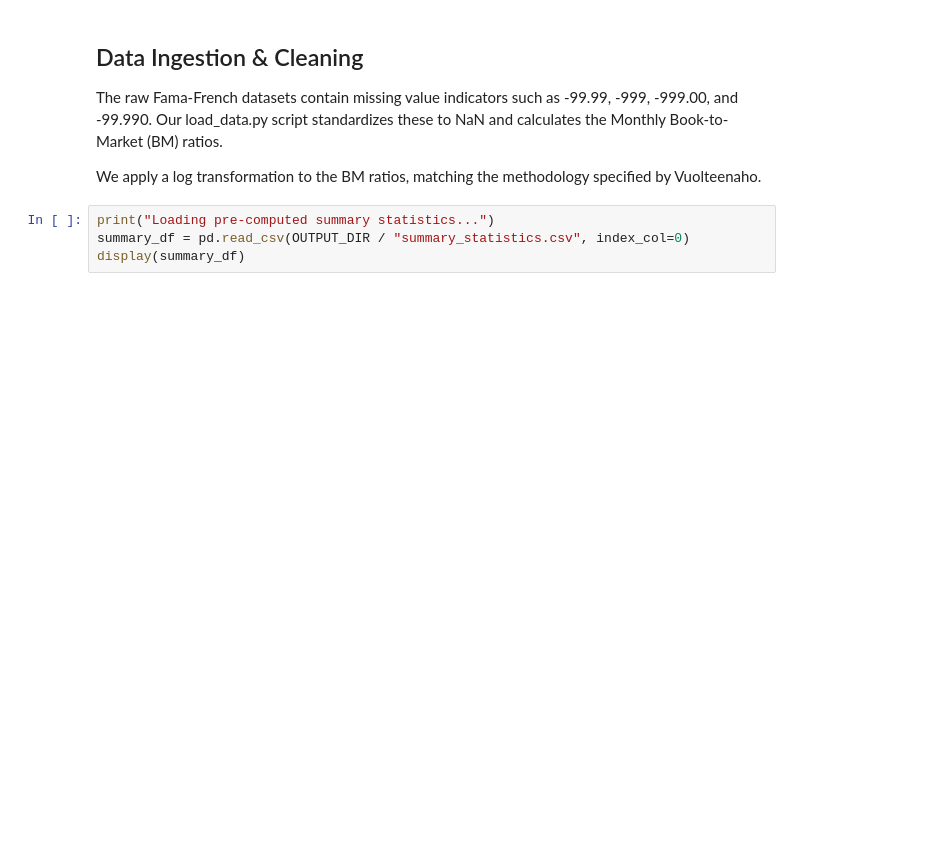
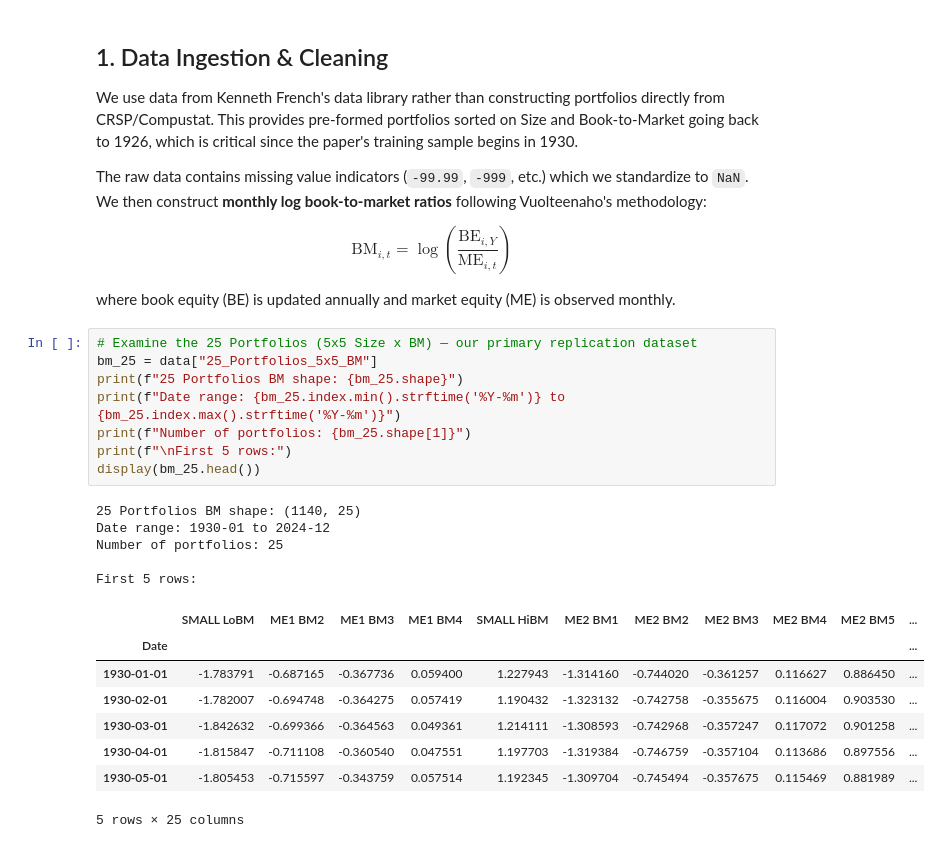
Before and after one commit to zaranip/p01_kelly_pruitt_2013, a Jupyter notebook: src/summary_statistics.ipynb, the cells around one changed output. Drawn from its saved outputs; the diff is of its cells as text; blank space fills up the shorter version.

```diff
--- a/src/summary_statistics.ipynb
+++ b/src/summary_statistics.ipynb
@@ -22,9 +37,32 @@ OUTPUT_DIR = Path(config("OUTPUT_DIR"))
 # %% [markdown]
-## Data Ingestion & Cleaning
-The raw Fama-French datasets contain missing value indicators such as -99.99, -999, -999.00, and -99.990. Our load_data.py script standardizes these to NaN and calculates the Monthly Book-to-Market (BM) ratios.
+## 1. Data Ingestion & Cleaning
 
-We apply a log transformation to the BM ratios, matching the methodology specified by Vuolteenaho.
+We use data from Kenneth French's data library rather than constructing portfolios directly from CRSP/Compustat. This provides pre-formed portfolios sorted on Size and Book-to-Market going back to 1926, which is critical since the paper's training sample begins in 1930.
+
+The raw data contains missing value indicators (`-99.99`, `-999`, etc.) which we standardize to `NaN`. We then construct **monthly log book-to-market ratios** following Vuolteenaho's methodology:
+
+$$\text{BM}_{i,t} = \log\left(\frac{\text{BE}_{i,Y}}{\text{ME}_{i,t}}\right)$$
+
+where book equity (BE) is updated annually and market equity (ME) is observed monthly.
 # %%
-print("Loading pre-computed summary statistics...")
-summary_df = pd.read_csv(OUTPUT_DIR / "summary_statistics.csv", index_col=0)
-display(summary_df)
+# Examine the 25 Portfolios (5x5 Size x BM) — our primary replication dataset
+bm_25 = data["25_Portfolios_5x5_BM"]
+print(f"25 Portfolios BM shape: {bm_25.shape}")
+print(f"Date range: {bm_25.index.min().strftime('%Y-%m')} to {bm_25.index.max().strftime('%Y-%m')}")
+print(f"Number of portfolios: {bm_25.shape[1]}")
+print(f"\nFirst 5 rows:")
+display(bm_25.head())
+# %% [output]
+25 Portfolios BM shape: (1140, 25)
+Date range: 1930-01 to 2024-12
+Number of portfolios: 25
+
+First 5 rows:
+|  | SMALL LoBM | ME1 BM2 | ME1 BM3 | ME1 BM4 | SMALL HiBM | ME2 BM1 | ME2 BM2 | ME2 BM3 | ME2 BM4 | ME2 BM5 | ... |
+| Date |  |  |  |  |  |  |  |  |  |  | ... |
+| 1930-01-01 | -1.783791 | -0.687165 | -0.367736 | 0.059400 | 1.227943 | -1.314160 | -0.744020 | -0.361257 | 0.116627 | 0.886450 | ... |
+| 1930-02-01 | -1.782007 | -0.694748 | -0.364275 | 0.057419 | 1.190432 | -1.323132 | -0.742758 | -0.355675 | 0.116004 | 0.903530 | ... |
+| 1930-03-01 | -1.842632 | -0.699366 | -0.364563 | 0.049361 | 1.214111 | -1.308593 | -0.742968 | -0.357247 | 0.117072 | 0.901258 | ... |
+| 1930-04-01 | -1.815847 | -0.711108 | -0.360540 | 0.047551 | 1.197703 | -1.319384 | -0.746759 | -0.357104 | 0.113686 | 0.897556 | ... |
+| 1930-05-01 | -1.805453 | -0.715597 | -0.343759 | 0.057514 | 1.192345 | -1.309704 | -0.745494 | -0.357675 | 0.115469 | 0.881989 | ... |
+5 rows × 25 columns
```
Also changed, not shown: parts of 21 cells of this notebook, 3 other files.
